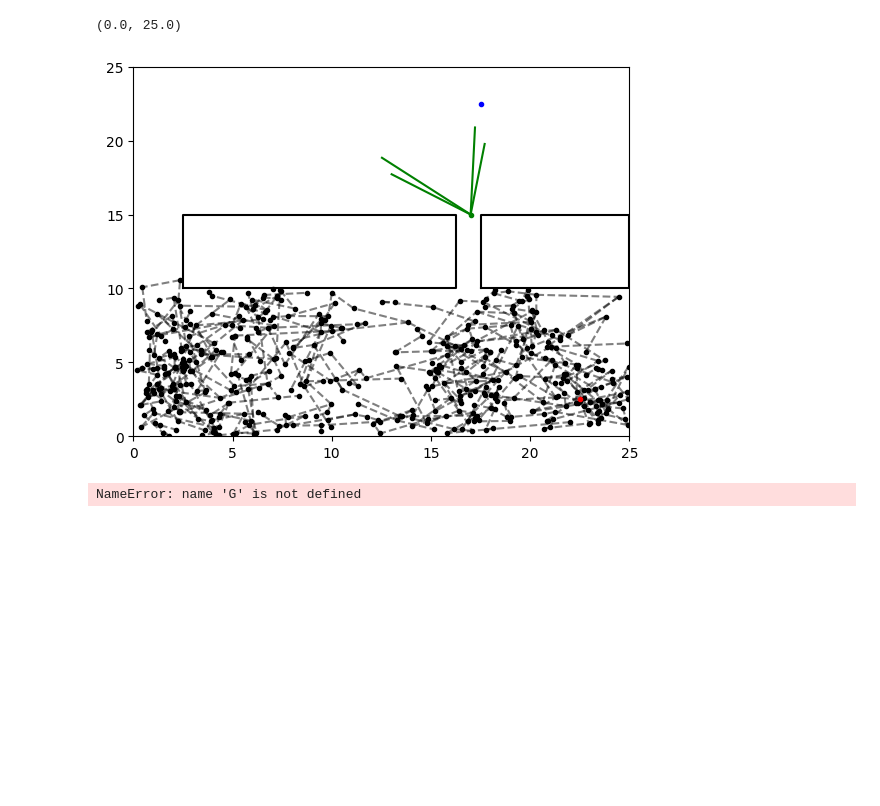
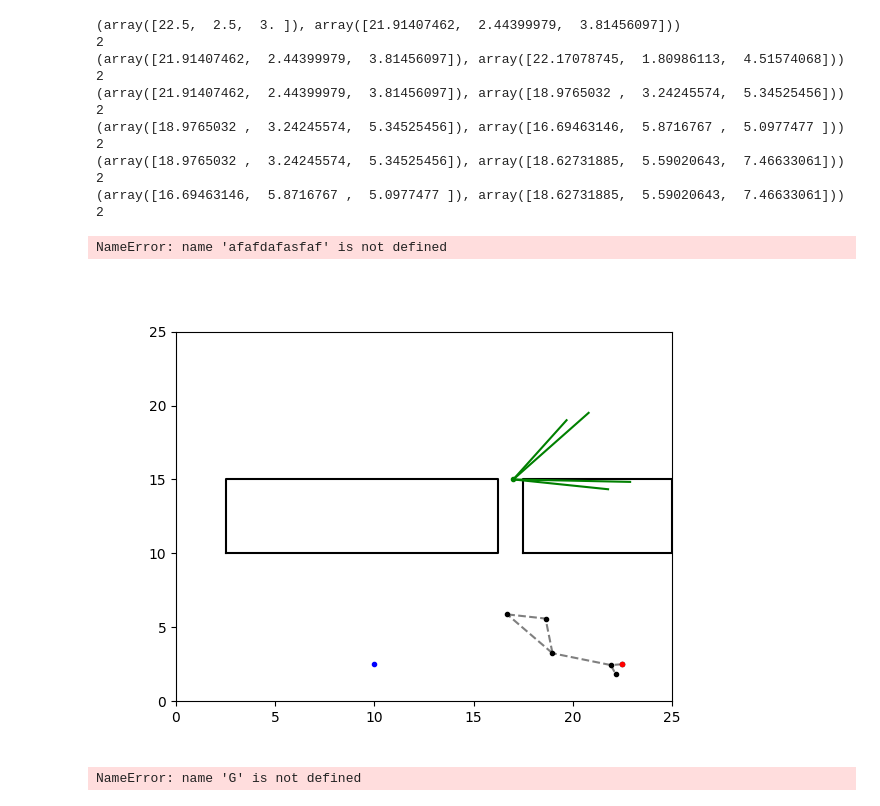
Before and after one commit to jeffersonkim97/cognis_UAM, a Jupyter notebook: script/3D/3DRRT_List.ipynb, the cells around one changed output. Saved outputs shown, nothing was run; the diff lists cells and outputs as text; code cells hidden in the pictures; blank space fills up the shorter version.

```diff
--- a/script/3D/3DRRT_List.ipynb
+++ b/script/3D/3DRRT_List.ipynb
@@ -31,7 +31,7 @@ building['1'] = building1
 # %%
 # Start, Goal
 x0 = np.array([9*2.5, 1*2.5, 3])
-xf = np.array([7*2.5, 9*2.5, 7])
+xf = np.array([4*2.5, 1*2.5, 7])
 tol = 1.5
 trange = 1
 # %%
@@ -234,15 +234,15 @@ def distance(a, b):
     d = a - b
     return np.sqrt(d[0]**2+d[1]**2+d[2]**2)
 # %%
-def findNeighbors(G, qnew, radius):
+def findNeighbors(V, qnew, radius):
     neighbor_vec = []
 
     dist_vec = []
     node_index_vec = []
-    for i in range(len(G)):
-        if not G['x'+str(i)]['node'][0] == qnew[0] and not G['x'+str(i)]['node'][1] == qnew[1] and not G['x'+str(i)]['node'][2] == qnew[2]:
-            dist_vec.append(distance(qnew, G['x'+str(i)]['node']))
-            node_index_vec.append('x'+str(i))
+    for i in range(len(V)):
+        if not V[i][0] == qnew[0] and not V[i][1] == qnew[1] and not V[i][2] == qnew[2]:
+            dist_vec.append(distance(qnew, V[i]))
+            node_index_vec.append(i)
 
     for j in range(len(dist_vec)):
         if dist_vec[j] <= radius:
@@ -475,0 +478,10 @@ counter: 499
+# %%
+print('V length: ', str(len(V)))
+print('E length: ', str(len(E)))
+print('Parent length: ', str(len(Parent)))
+
+for i in range(len(V)):
+    print('V: ', str(V[i]))
+    print('E: ', str(E[i]))
+    if i >= 1:
+        print('Parent: ', str(Parent[i-1]))
@@ -487,35 +520,52 @@ for nb in range(building['nb']):
             bx.append(b[i][0])
             by.append(b[i][1])
         else:
             bx.append(b[i-len(b)][0])
             by.append(b[i-len(b)][1])
     ax.plot(bx, by, '-k')
 
 for kk in range(len(V)):
     ax.plot(V[kk][0], V[kk][1], '.k')
 
 for kk in range(len(E)):
+    print(E[kk])
+    print(len(E[kk]))
     ax.plot([E[kk][0][0], E[kk][1][0]], [E[kk][0][1], E[kk][1][1]], '--k', alpha=0.5)
 
 camera_vertex = cam0.get_vertex(currentTime)
 for i in range(4):
     temp = camera_vertex[str(i)]
 
     if i == 3:
         tempt = camera_vertex[str(0)]
     else:
         tempt = camera_vertex[str(i+1)]
     ax.plot([cam_pos[0], temp[0][0]], [cam_pos[1], temp[1][0]], '-g')
 
 ax.plot(cam_pos[0], cam_pos[1], '.g')
 ax.plot(x0[0], x0[1], '.r')
 ax.plot(xf[0], xf[1], '.b')
 
 ax.set_xlim(map_size[0], map_size[1])
 ax.set_ylim(map_size[2], map_size[3])
+
+
+afafdafasfaf
 # %% [output]
-(0.0, 25.0)
+(array([22.5,  2.5,  3. ]), array([21.91407462,  2.44399979,  3.81456097]))
+2
+(array([21.91407462,  2.44399979,  3.81456097]), array([22.17078745,  1.80986113,  4.51574068]))
+2
+(array([21.91407462,  2.44399979,  3.81456097]), array([18.9765032 ,  3.24245574,  5.34525456]))
+2
+(array([18.9765032 ,  3.24245574,  5.34525456]), array([16.69463146,  5.8716767 ,  5.0977477 ]))
+2
+(array([18.9765032 ,  3.24245574,  5.34525456]), array([18.62731885,  5.59020643,  7.46633061]))
+2
+(array([16.69463146,  5.8716767 ,  5.0977477 ]), array([18.62731885,  5.59020643,  7.46633061]))
+2
+NameError: name 'afafdafasfaf' is not defined
-[figure, old version]
+[figure, new version]
 # %%
 neighbor_vec = []
 
```
Also changed, not shown: parts of 6 cells of this notebook, 8 other files.
